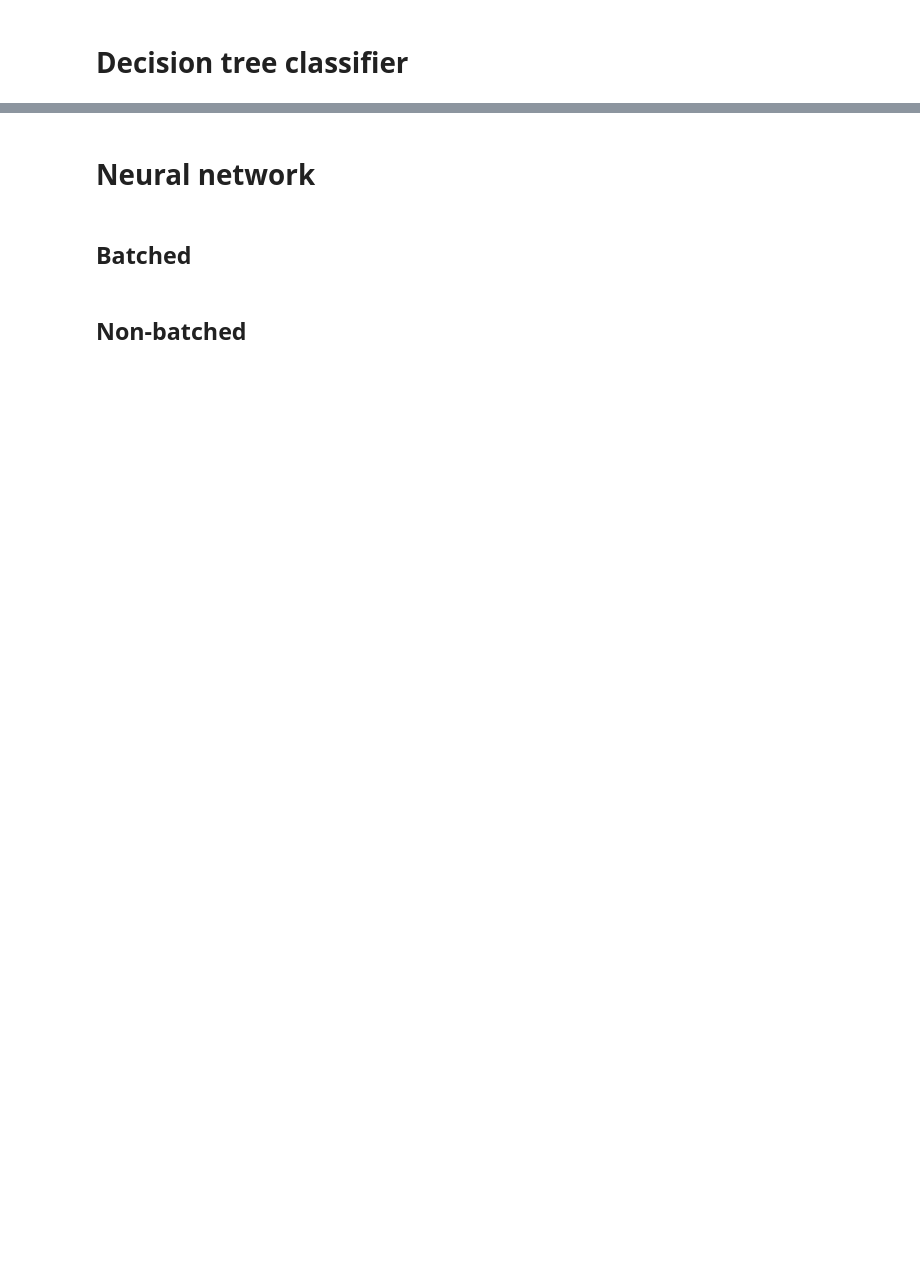
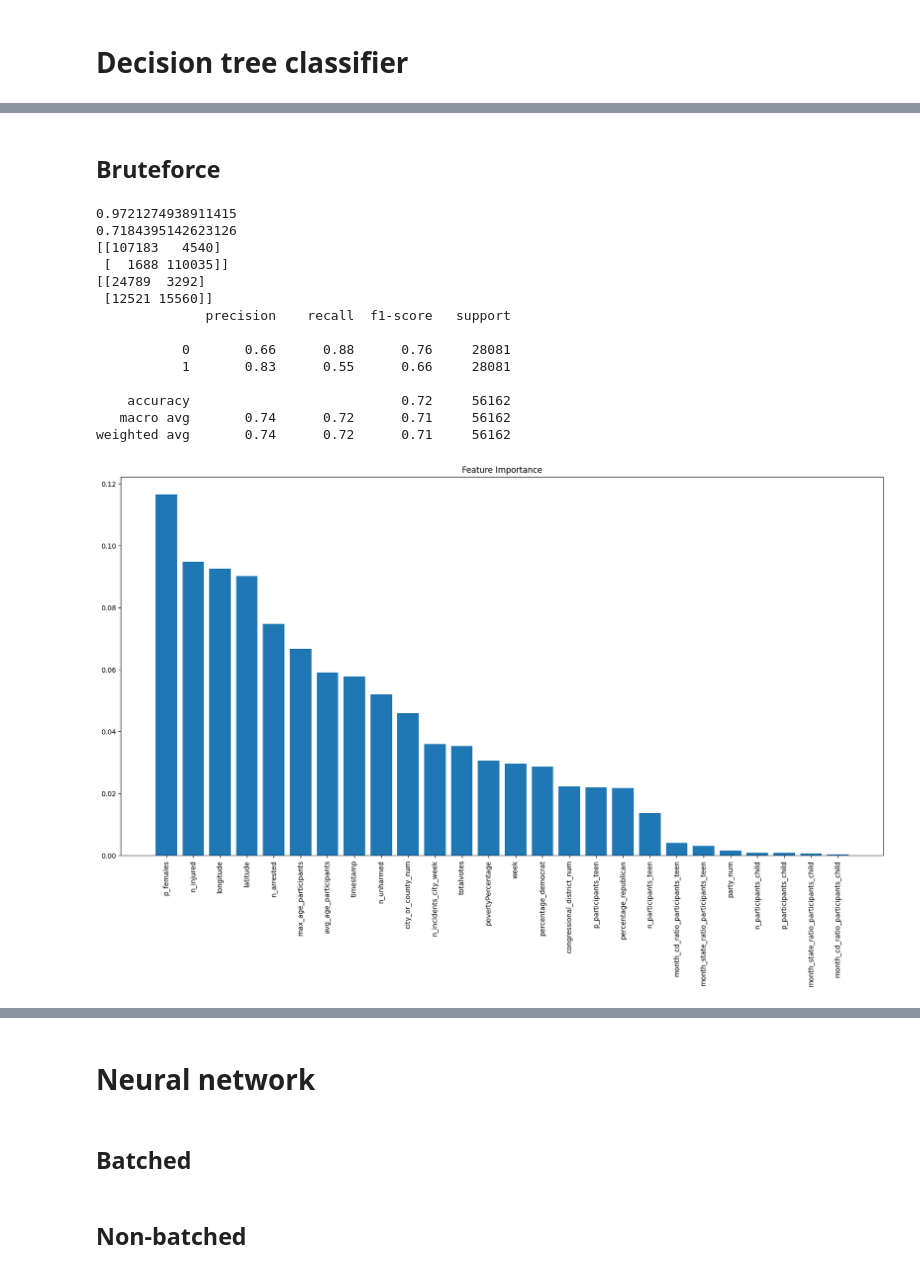
Before and after one commit to gentannipea/DataMining-2023, a Jupyter notebook: notebooks/Classification.ipynb, the cells around one changed output, grey strips where cells are left out. Cells and saved outputs as stored; diff of their text form; code cells hidden in the pictures; blank space fills up the shorter version.

```diff
--- a/notebooks/Classification.ipynb
+++ b/notebooks/Classification.ipynb
@@ -402,37 +472,55 @@ graph.write_png('graph.png')
+# %% [markdown]
+## Bruteforce
 # %%
 from sklearn.tree import DecisionTreeClassifier
 from sklearn.metrics import accuracy_score
 
-train_vc = y_train[0].value_counts()
+train_vc = y_train.value_counts()
 class_weight = {0: train_vc[1] / train_vc[0], 1: 1}
 
-clf = DecisionTreeClassifier(criterion='gini', splitter='best', max_depth=20, min_samples_split=3, min_samples_leaf=4, class_weight=class_weight)
+clf = DecisionTreeClassifier(criterion='gini', splitter='best', max_depth=80, min_samples_split=3, min_samples_leaf=4, class_weight=class_weight)
 
-clf.fit(X_train[0], y_train[0])
-y_pred_train = clf.predict(X_train[0])
-y_pred = clf.predict(X_valid[0])
-print(accuracy_score(y_train[0], y_pred_train))
-print(accuracy_score(y_valid[0], y_pred))
+clf.fit(X_train, y_train)
+y_pred_train = clf.predict(X_train)
+y_pred = clf.predict(X_valid)
+print(accuracy_score(y_train, y_pred_train))
+print(accuracy_score(y_valid, y_pred))
 from sklearn.metrics import confusion_matrix
 
-print(confusion_matrix(y_train[0], y_pred_train, labels=[0, 1]))
-print(confusion_matrix(y_valid[0], y_pred, labels=[0, 1]))
+print(confusion_matrix(y_train, y_pred_train, labels=[0, 1]))
+print(confusion_matrix(y_valid, y_pred, labels=[0, 1]))
 
 from sklearn.metrics import classification_report
 
-print(classification_report(y_valid[0], y_pred, labels=[0, 1]))
+print(classification_report(y_valid, y_pred, labels=[0, 1]))
 
 from matplotlib import pyplot as plt
 
 importances = clf.feature_importances_
 indices = np.argsort(importances)[::-1]
-names = [X_train[0].columns[i] for i in indices]
+names = [X_train.columns[i] for i in indices]
 
 plt.figure(figsize=(20, 10))
 plt.title("Feature Importance")
-plt.bar(range(X_train[0].shape[1]), importances[indices])
-plt.xticks(range(X_train[0].shape[1]), names, rotation=90)
+plt.bar(range(X_train.shape[1]), importances[indices])
+plt.xticks(range(X_train.shape[1]), names, rotation=90)
 plt.show()
+# %% [output]
+0.9721274938911415
+0.7184395142623126
+[[107183   4540]
+ [  1688 110035]]
+[[24789  3292]
+ [12521 15560]]
+              precision    recall  f1-score   support
+
+           0       0.66      0.88      0.76     28081
+           1       0.83      0.55      0.66     28081
+
+    accuracy                           0.72     56162
+   macro avg       0.74      0.72      0.71     56162
+weighted avg       0.74      0.72      0.71     56162
+[figure, added]
 # %%
 from sklearn.tree import export_graphviz
 
```
Also changed, not shown: parts of 17 cells of this notebook.
